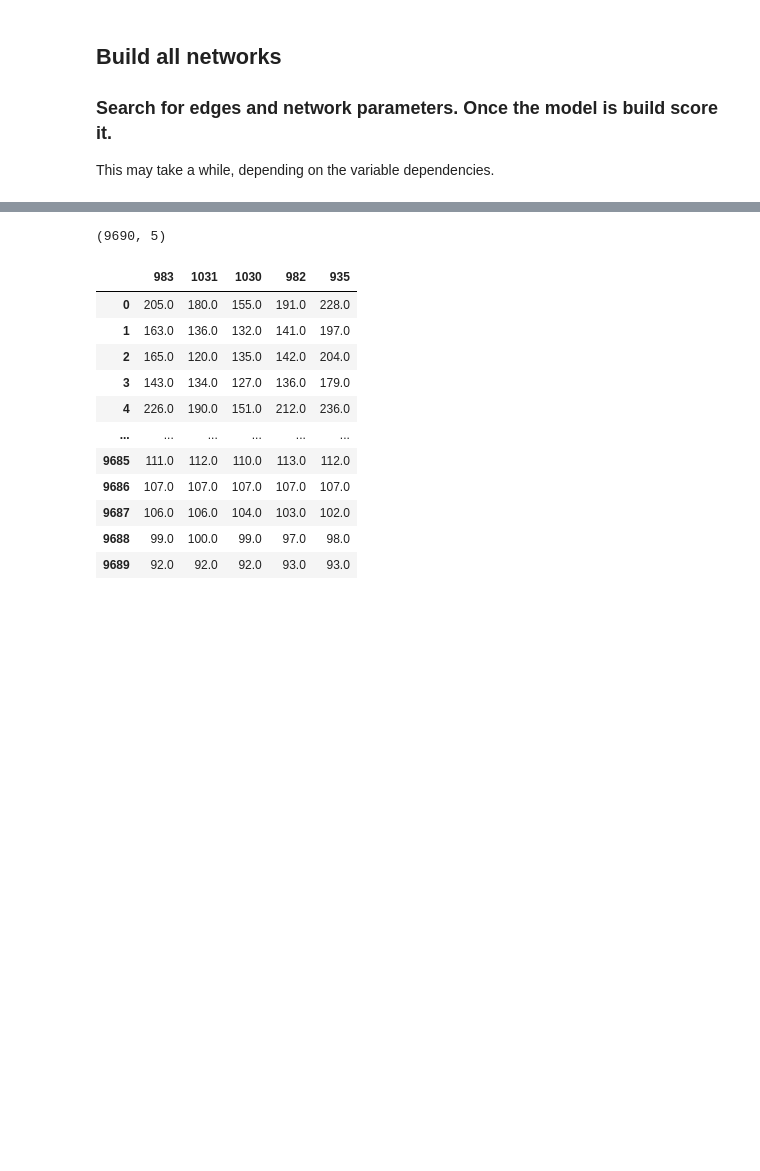
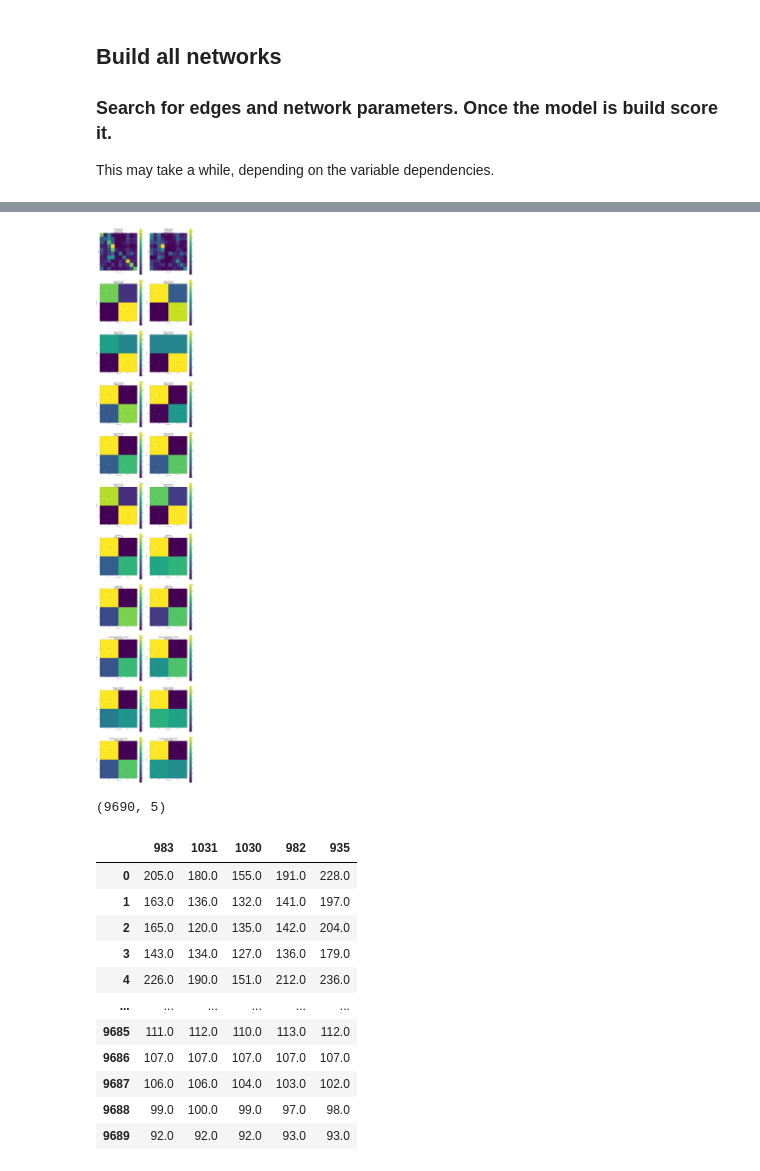
Before and after one commit to friedforfun/Data-Mining-Machine-Learning-CW, a Jupyter notebook: Tasks/Task 7 - Beyond Naive Bayse.ipynb, the cells around one changed output, grey strips where cells are left out. Saved outputs shown, nothing was run; the diff lists cells and outputs as text; code cells hidden in the pictures; blank space fills up the shorter version.

Commit message:
BayseNet further work

```diff
--- a/Tasks/Task 7 - Beyond Naive Bayse.ipynb
+++ b/Tasks/Task 7 - Beyond Naive Bayse.ipynb
@@ -35,10 +35,10 @@ pixels = pf.get_top_pixels(2304, downscaled=False)
 Progress: [####################] 100.0%
 # %%
-pixels = pf.grab_n_pixels(pixels, 15)
+pixels = pf.grab_n_pixels(pixels, 5)
 # %% [markdown]
 ## Build all networks
 ### Search for edges and network parameters. Once the model is build score it.
 This may take a while, depending on the variable dependencies.
 # %%
-bn.build_networks(pixels, ewb=True, balance_by_class=True)
+models_inference, scores, train_test_data = bn.build_networks(pixels, ewb=True, balance_by_class=True)
 # %% [output]
@@ -46,0 +50,2 @@ KeyboardInterrupt:
+# %%
+train_conf, test_conf = bn.bayse_net_confusion_matrices(scores, train_test_data)
@@ -47,3 +57,9 @@ KeyboardInterrupt:
+# %%
+from Scripts import confusionMatrix as cm
+
+cm.multi_show_confusion_matrix([train_conf, test_conf], kappas=[cm.kappa(train_conf), cm.kappa(test_conf)], col_labels=['5 Pixels train', '5 pixels test'])
+# %% [output]
+[figure, added]
 # %%
 pixels = pf.get_top_pixels(5, downscaled=False)
 # pixels is list of best pixels for all datasets: pixels[0] is all classes | pixels[1] is speed limit 20...
```
Also changed, not shown: parts of 4 cells of this notebook, 3 other files.
